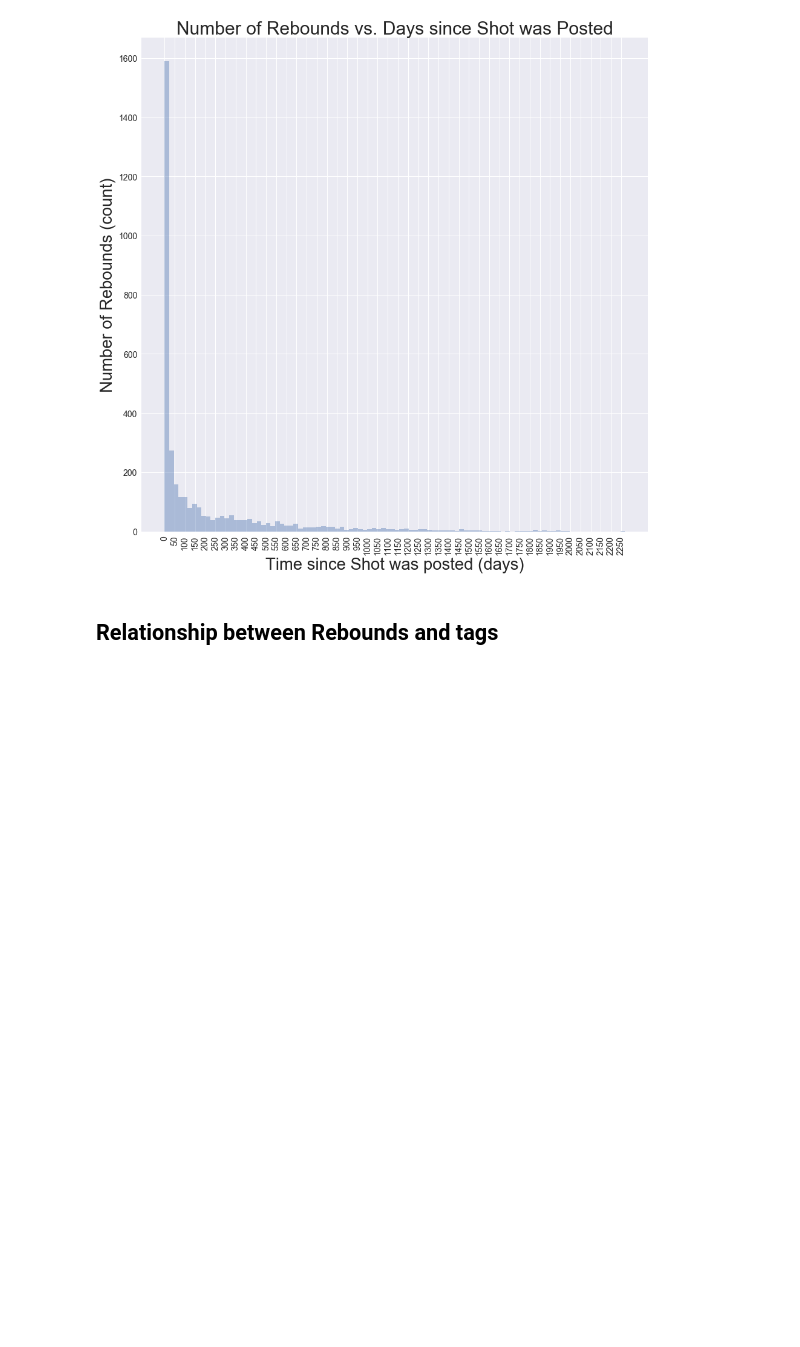
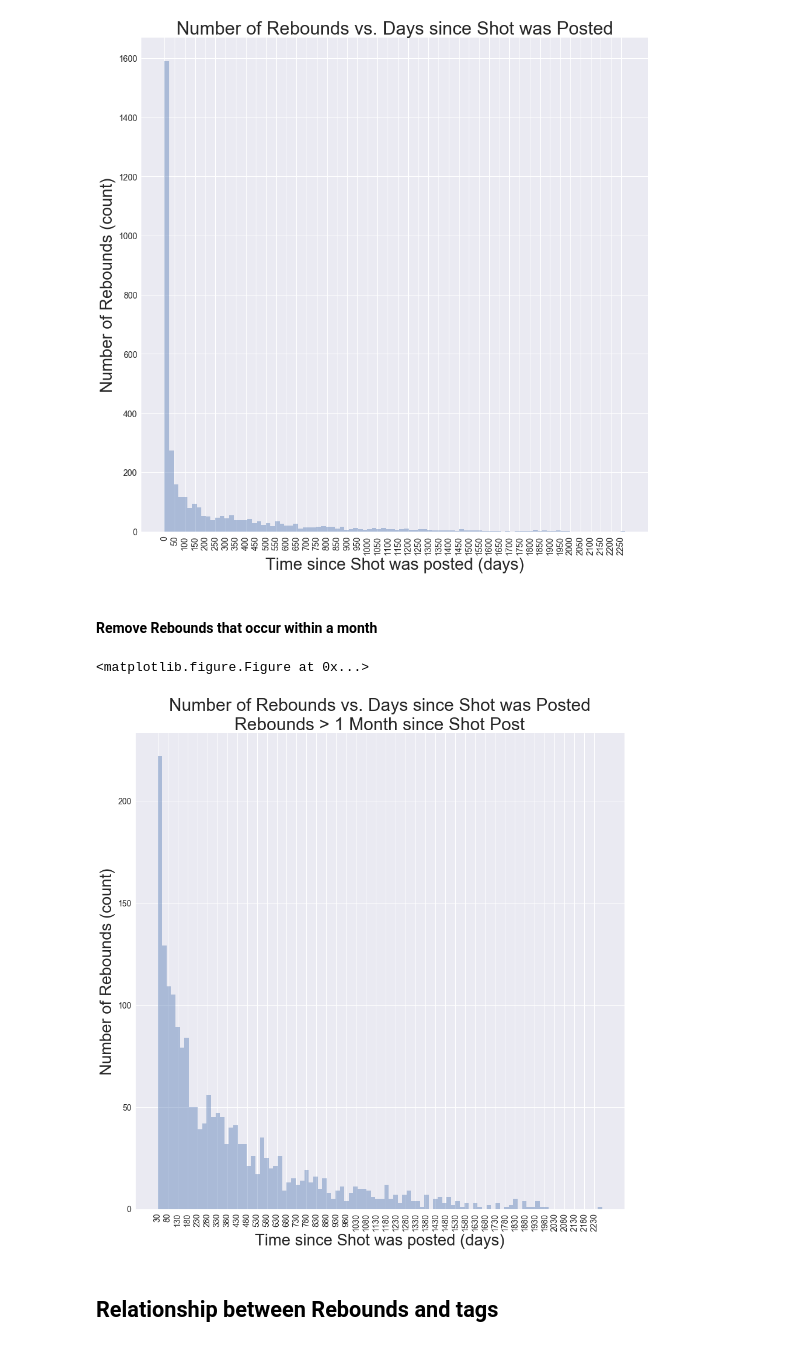
Before and after one commit to kapil1garg/sccs-dribble-parser, a Jupyter notebook: dribbble-scraping-kapil.ipynb, the cells around one changed output. Saved outputs shown, nothing was run; the diff lists cells and outputs as text; code cells hidden in the pictures; blank space fills up the shorter version.

Commit message:
histogram after 1 month

```diff
--- a/dribbble-scraping-kapil.ipynb
+++ b/dribbble-scraping-kapil.ipynb
@@ -175,6 +189,29 @@ hist_plot.tick_params(axis='both', which='minor', labelsize=14)
 # %% [output]
 <matplotlib.figure.Figure at 0x...>
 [figure]
+# %% [markdown]
+#### Remove Rebounds that occur within a month
+# %%
+# rebounds greater than 1 month since Shot post
+rebound_time_since_post_1_month = [x for x in rebound_time_since_post if x > 30]
+
+sns.despine();
+sns.set(font_scale=2.5);
+
+fig, ax = plt.subplots(figsize=(15, 15));
+hist_plot = sns.distplot(rebound_time_since_post_1_month, kde=False, bins=100);
+hist_plot.set_xlabel('Time since Shot was posted (days)');
+hist_plot.set_ylabel('Number of Rebounds (count)');
+hist_plot.set_title('Number of Rebounds vs. Days since Shot was Posted\nRebounds > 1 Month since Shot Post');
+
+hist_plot.xaxis.set_ticks(np.arange(30, max(rebound_time_since_post), 50));
+plt.xticks(rotation=90)
+
+hist_plot.tick_params(axis='both', which='major', labelsize=14)
+hist_plot.tick_params(axis='both', which='minor', labelsize=14)
+# %% [output]
+<matplotlib.figure.Figure at 0x...>
+[figure, added]
 # %% [markdown]
 ## Relationship between Rebounds and tags
 # %%
```
Also changed, not shown: parts of 2 cells of this notebook.
